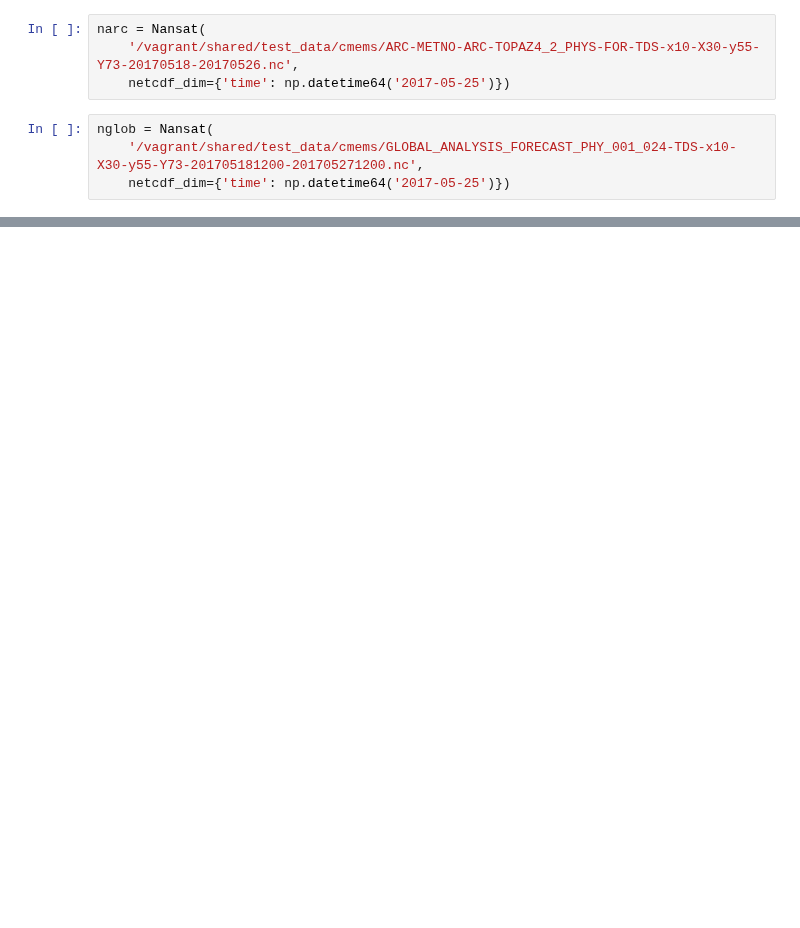
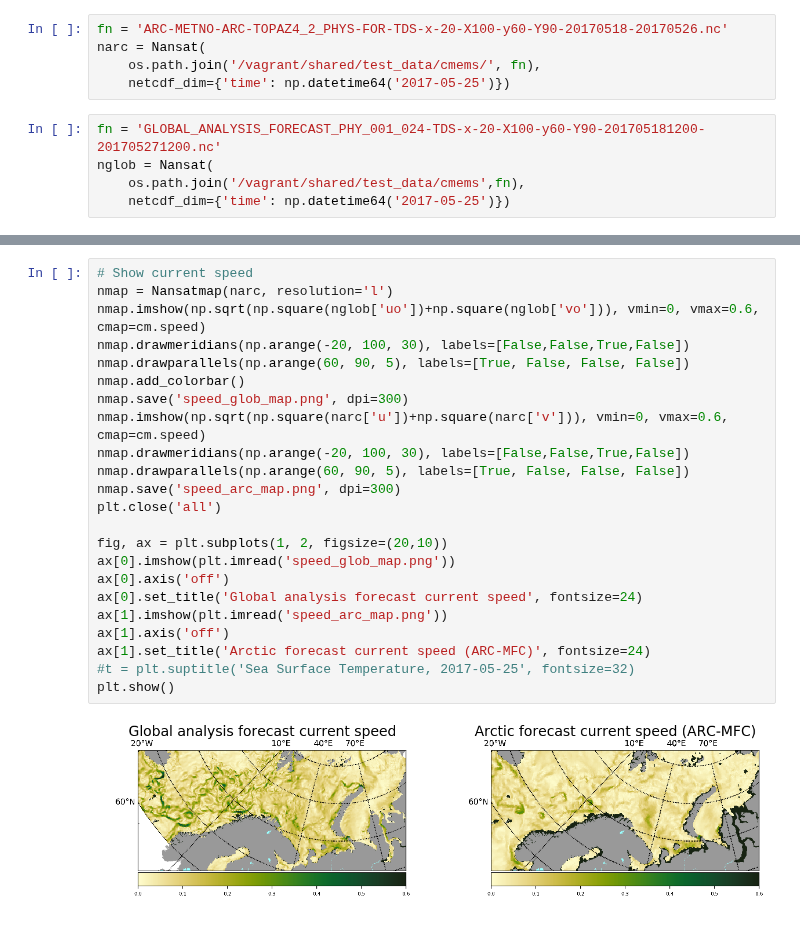
Before and after one commit to nansencenter/nansat-lectures, a Jupyter notebook: notebooks/geospaas/CMEMS.ipynb, the cells around one changed output, grey strips where cells are left out. Cells and saved outputs as stored; diff of their text form; blank space fills up the shorter version.

Commit message:
updated plots with more of the Arctic

```diff
--- a/notebooks/geospaas/CMEMS.ipynb
+++ b/notebooks/geospaas/CMEMS.ipynb
@@ -6,9 +9,11 @@ from nansat.nsr import NSR
 import matplotlib.pyplot as plt
 # %%
+fn = 'ARC-METNO-ARC-TOPAZ4_2_PHYS-FOR-TDS-x-20-X100-y60-Y90-20170518-20170526.nc'
 narc = Nansat(
-    '/vagrant/shared/test_data/cmems/ARC-METNO-ARC-TOPAZ4_2_PHYS-FOR-TDS-x10-X30-y55-Y73-20170518-20170526.nc',
+    os.path.join('/vagrant/shared/test_data/cmems/', fn),
     netcdf_dim={'time': np.datetime64('2017-05-25')})
 # %%
+fn = 'GLOBAL_ANALYSIS_FORECAST_PHY_001_024-TDS-x-20-X100-y60-Y90-201705181200-201705271200.nc'
 nglob = Nansat(
-    '/vagrant/shared/test_data/cmems/GLOBAL_ANALYSIS_FORECAST_PHY_001_024-TDS-x10-X30-y55-Y73-201705181200-201705271200.nc',
+    os.path.join('/vagrant/shared/test_data/cmems',fn),
     netcdf_dim={'time': np.datetime64('2017-05-25')})
@@ -52,0 +52,25 @@ plt.show()
+# %%
+# Show current speed
+nmap = Nansatmap(narc, resolution='l')
+nmap.imshow(np.sqrt(np.square(nglob['uo'])+np.square(nglob['vo'])), vmin=0, vmax=0.6, cmap=cm.speed)
+nmap.drawmeridians(np.arange(-20, 100, 30), labels=[False,False,True,False])
+nmap.drawparallels(np.arange(60, 90, 5), labels=[True, False, False, False])
+nmap.add_colorbar()
+nmap.save('speed_glob_map.png', dpi=300)
+nmap.imshow(np.sqrt(np.square(narc['u'])+np.square(narc['v'])), vmin=0, vmax=0.6, cmap=cm.speed)
+nmap.drawmeridians(np.arange(-20, 100, 30), labels=[False,False,True,False])
+nmap.drawparallels(np.arange(60, 90, 5), labels=[True, False, False, False])
+nmap.save('speed_arc_map.png', dpi=300)
+plt.close('all')
+
+fig, ax = plt.subplots(1, 2, figsize=(20,10))
+ax[0].imshow(plt.imread('speed_glob_map.png'))
+ax[0].axis('off')
+ax[0].set_title('Global analysis forecast current speed', fontsize=24)
+ax[1].imshow(plt.imread('speed_arc_map.png'))
+ax[1].axis('off')
+ax[1].set_title('Arctic forecast current speed (ARC-MFC)', fontsize=24)
+#t = plt.suptitle('Sea Surface Temperature, 2017-05-25', fontsize=32)
+plt.show()
+# %% [output]
+[figure, added]
```
Also changed, not shown: parts of 7 cells of this notebook, 2 other files.
